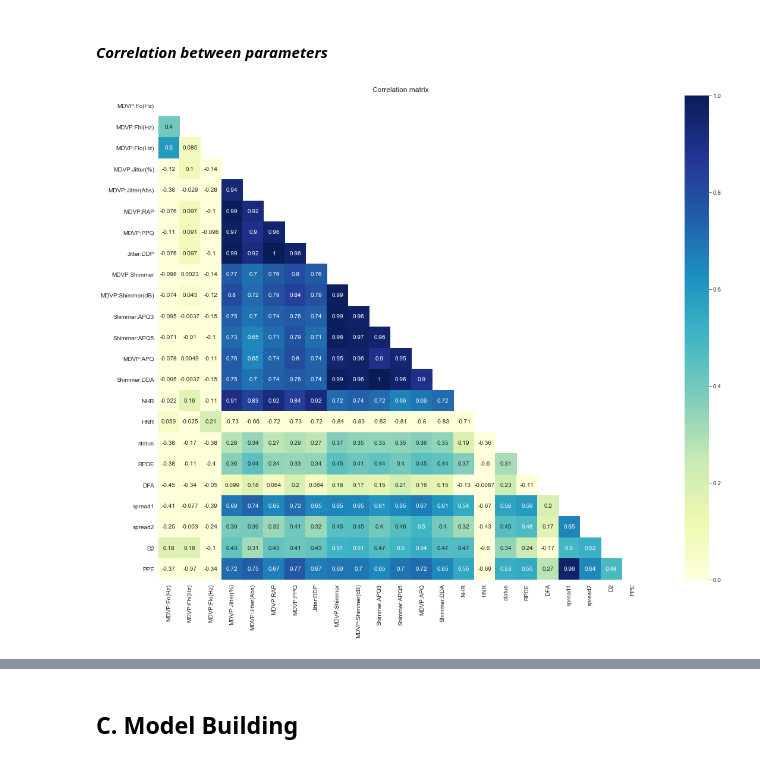
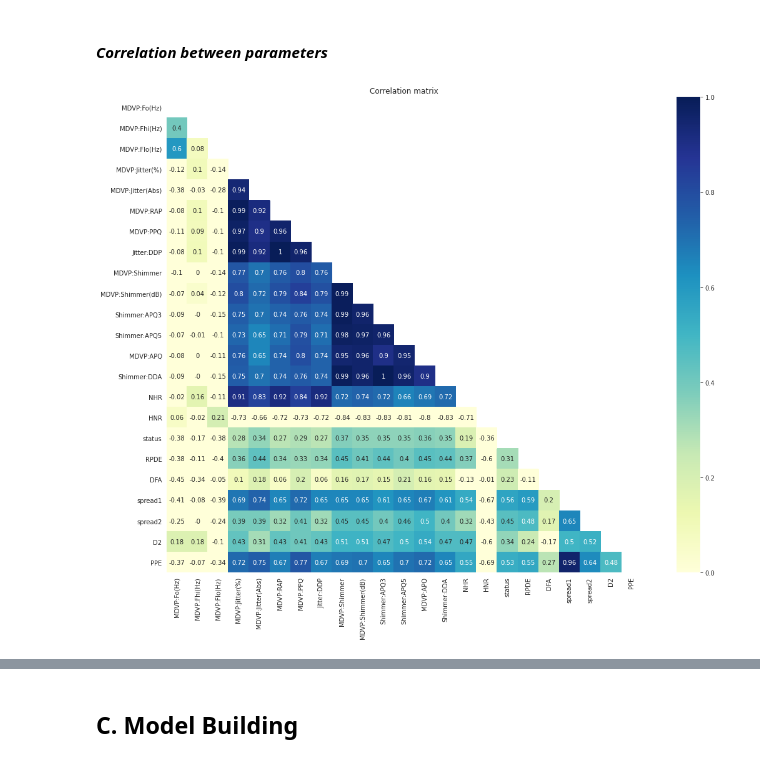
Before and after one commit to espoirgk/DataInsightProgram, a Jupyter notebook: script_parkinson.ipynb, the cells around one changed output, grey strips where cells are left out. Drawn from its saved outputs; the diff is of its cells as text; code cells hidden in the pictures.

```diff
--- a/script_parkinson.ipynb
+++ b/script_parkinson.ipynb
@@ -11,5 +14,6 @@ print(os.listdir())
 # %%
-df = pd.read_csv('parkinsons.data')
+##Load the dataset and the 3 first lines
+df = pd.read_csv('/content/sample_data/parkinsons.data')
 df.head(3)
 # %% [output]
 |  | name | MDVP:Fo(Hz) | MDVP:Fhi(Hz) | MDVP:Flo(Hz) | MDVP:Jitter(%) | MDVP:Jitter(Abs) | MDVP:RAP | ... |
@@ -21,7 +24,7 @@ df.head(3)
 ## **A. Description of the data set**
 # %%
 
-with open('parkinsons.names', 'r') as f:
+with open('/content/sample_data/parkinsons.names', 'r') as f:
     data = f.read()
 
 print(data)
@@ -129,12 +175,12 @@ plt.show()
 # %% [markdown]
 #### ***Correlation between parameters***
 # %%
-correlation = df.corr()
+correlation = round(df.corr(), 2)
 mask = np.zeros_like(correlation)
 mask[np.triu_indices_from(mask)] = True
 with sns.axes_style("white"):
-    f, ax = plt.subplots(figsize=(25, 15))
+    f, ax = plt.subplots(figsize=(20, 14))
     ax = sns.heatmap(correlation, cmap="YlGnBu", annot = True,
             mask=mask, square=True, vmin=0, vmax=1).set(title = 'Correlation matrix')
 # %% [output]
-[figure, old version]
+[figure, new version]
```
Also changed, not shown: parts of 23 cells of this notebook.
